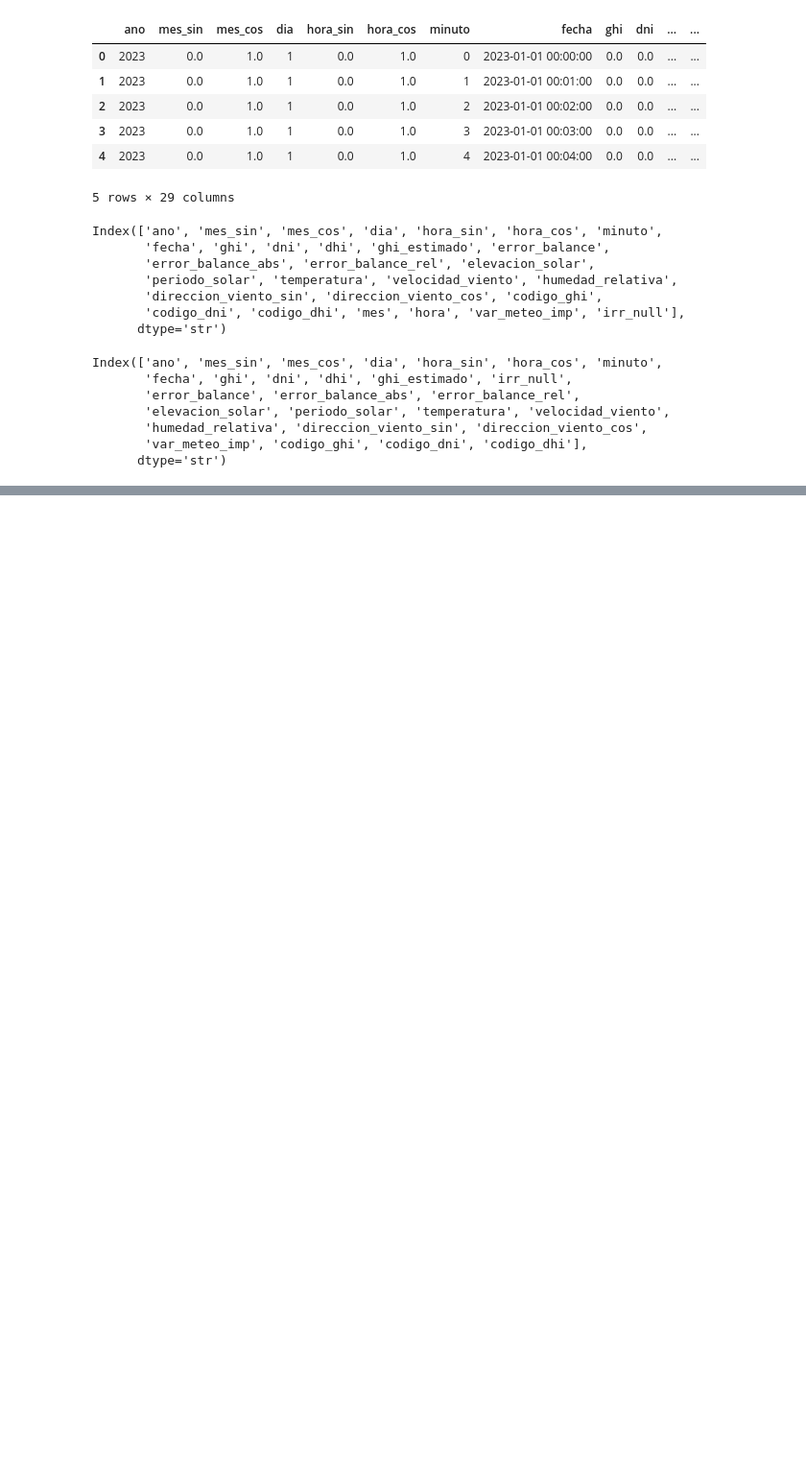
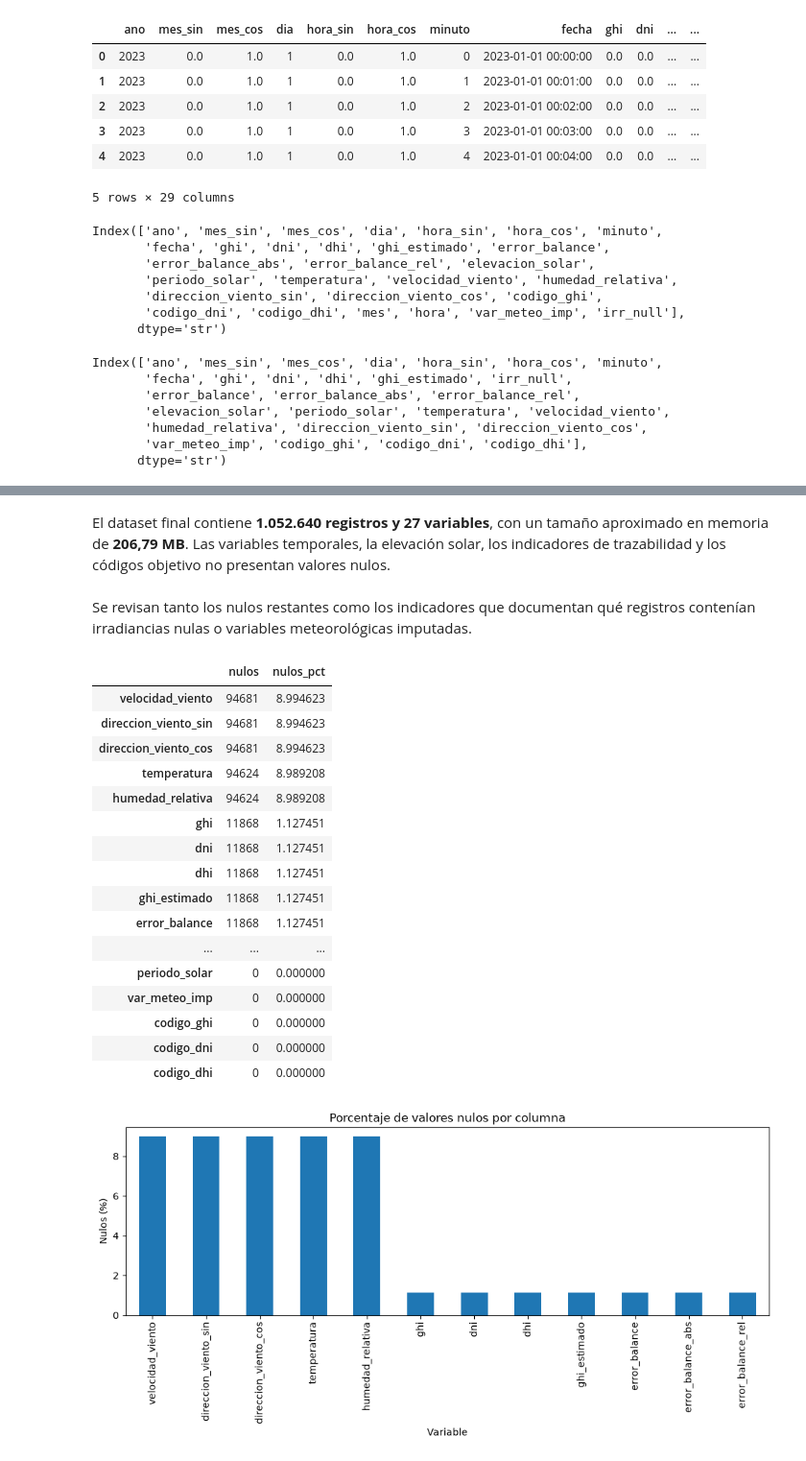
Before and after one commit to zacariasct4/TFM_IEBS, a Jupyter notebook: notebooks/04_imputacion_de_nulos.ipynb, the cells around one changed output, grey strips where cells are left out. Shown at 96% size. Saved outputs shown, nothing was run; the diff lists cells and outputs as text; code cells hidden in the pictures; blank space fills up the shorter version.

Commit message:
Final analysis of the definitive dataset

```diff
--- a/notebooks/04_imputacion_de_nulos.ipynb
+++ b/notebooks/04_imputacion_de_nulos.ipynb
@@ -892,0 +927,45 @@ df.to_parquet(
+# %% [markdown]
+El dataset final contiene **1.052.640 registros y 27 variables**, con un tamaño aproximado en memoria de **206,79 MB**. Las variables temporales, la elevación solar, los indicadores de trazabilidad y los códigos objetivo no presentan valores nulos.
+# %% [markdown]
+Se revisan tanto los nulos restantes como los indicadores que documentan qué registros contenían irradiancias nulas o variables meteorológicas imputadas.
+# %%
+null_summary = (
+    df.isna()
+    .sum()
+    .to_frame("nulos")
+    .assign(nulos_pct=lambda x: x["nulos"] / len(df) * 100)
+    .sort_values(["nulos", "nulos_pct"], ascending=False)
+)
+
+display(null_summary)
+
+nulls_to_plot = null_summary[null_summary["nulos"] > 0]
+if not nulls_to_plot.empty:
+    plt.figure(figsize=(10, 5))
+    nulls_to_plot["nulos_pct"].plot(kind="bar")
+    plt.title("Porcentaje de valores nulos por columna")
+    plt.ylabel("Nulos (%)")
+    plt.xlabel("Variable")
+    plt.tight_layout()
+    plt.show()
+else:
+    print("No quedan valores nulos en el dataset.")
+# %% [output]
+|  | nulos | nulos_pct |
+| velocidad_viento | 94681 | 8.994623 |
+| direccion_viento_sin | 94681 | 8.994623 |
+| direccion_viento_cos | 94681 | 8.994623 |
+| temperatura | 94624 | 8.989208 |
+| humedad_relativa | 94624 | 8.989208 |
+| ghi | 11868 | 1.127451 |
+| dni | 11868 | 1.127451 |
+| dhi | 11868 | 1.127451 |
+| ghi_estimado | 11868 | 1.127451 |
+| error_balance | 11868 | 1.127451 |
+| ... | ... | ... |
+| periodo_solar | 0 | 0.000000 |
+| var_meteo_imp | 0 | 0.000000 |
+| codigo_ghi | 0 | 0.000000 |
+| codigo_dni | 0 | 0.000000 |
+| codigo_dhi | 0 | 0.000000 |
+[figure, added]
```
Also changed, not shown: parts of 5 cells of this notebook, 1 other file.
